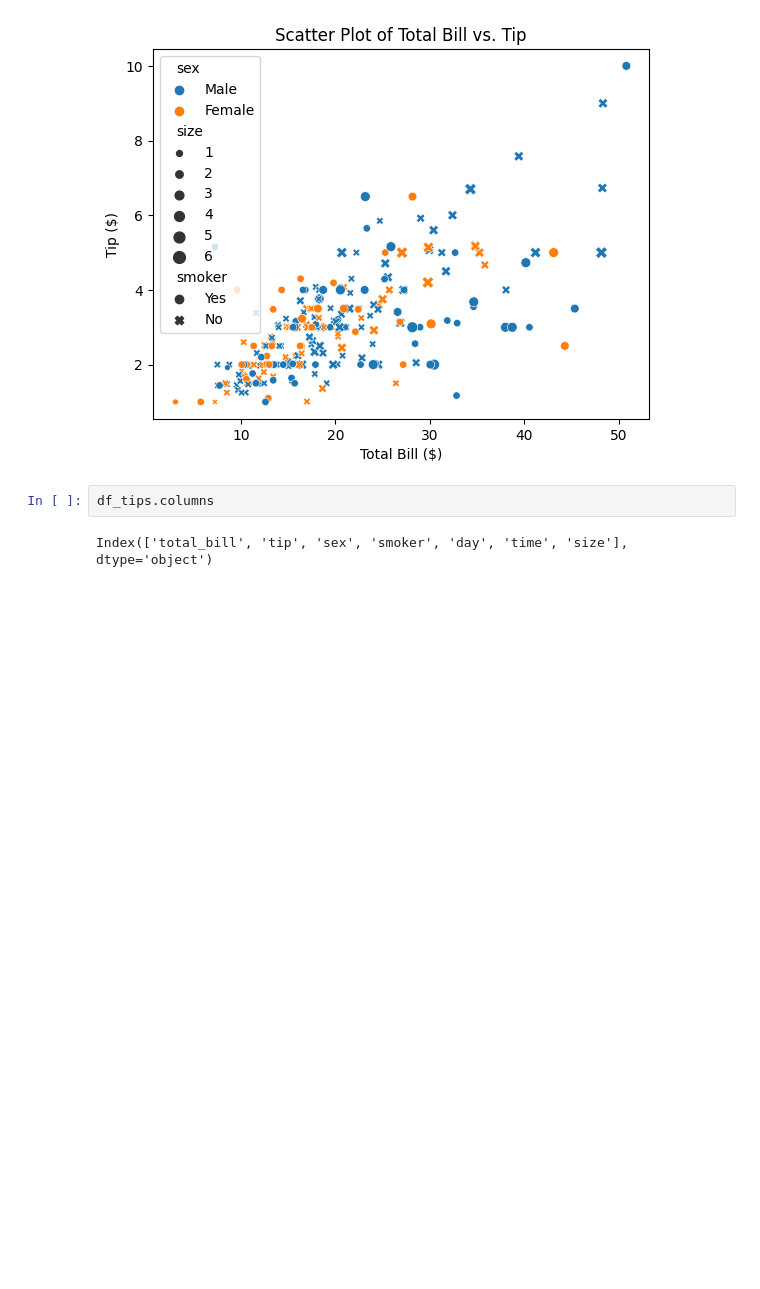
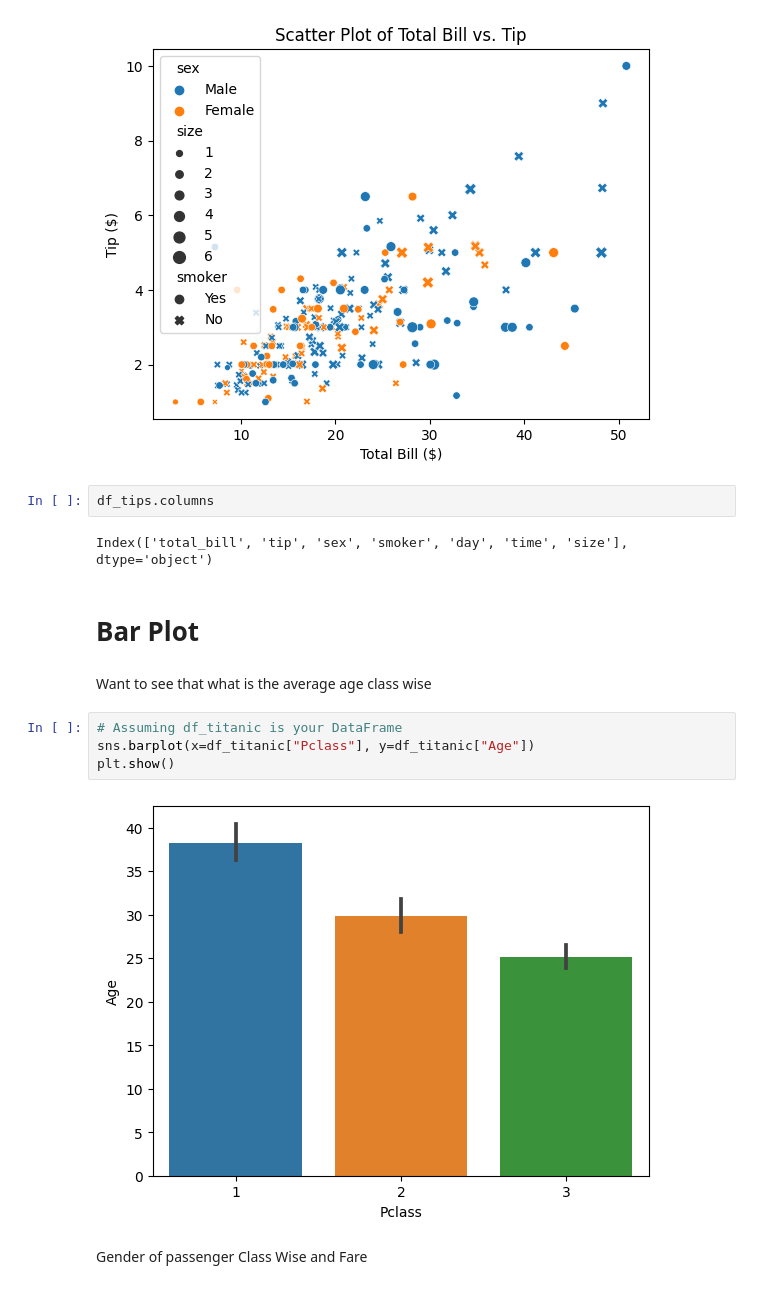
Before and after one commit to TahaDataAlchemy/Machine-Learning, a Jupyter notebook: BiVariate Analysis/BiVariate Analysis.ipynb, the cells around one changed output. Cells and saved outputs as stored; diff of their text form; blank space fills up the shorter version.

```diff
--- a/BiVariate Analysis/BiVariate Analysis.ipynb
+++ b/BiVariate Analysis/BiVariate Analysis.ipynb
@@ -38,3 +38,15 @@ plt.show()
 df_tips.columns
 # %% [output]
 Index(['total_bill', 'tip', 'sex', 'smoker', 'day', 'time', 'size'], dtype='object')
+# %% [markdown]
+# Bar Plot
+# %% [markdown]
+Want to see that what is the average age class wise
+# %%
+# Assuming df_titanic is your DataFrame
+sns.barplot(x=df_titanic["Pclass"], y=df_titanic["Age"])
+plt.show()
+# %% [output]
+[figure, added]
+# %% [markdown]
+Gender of passenger Class Wise and Fare
```
